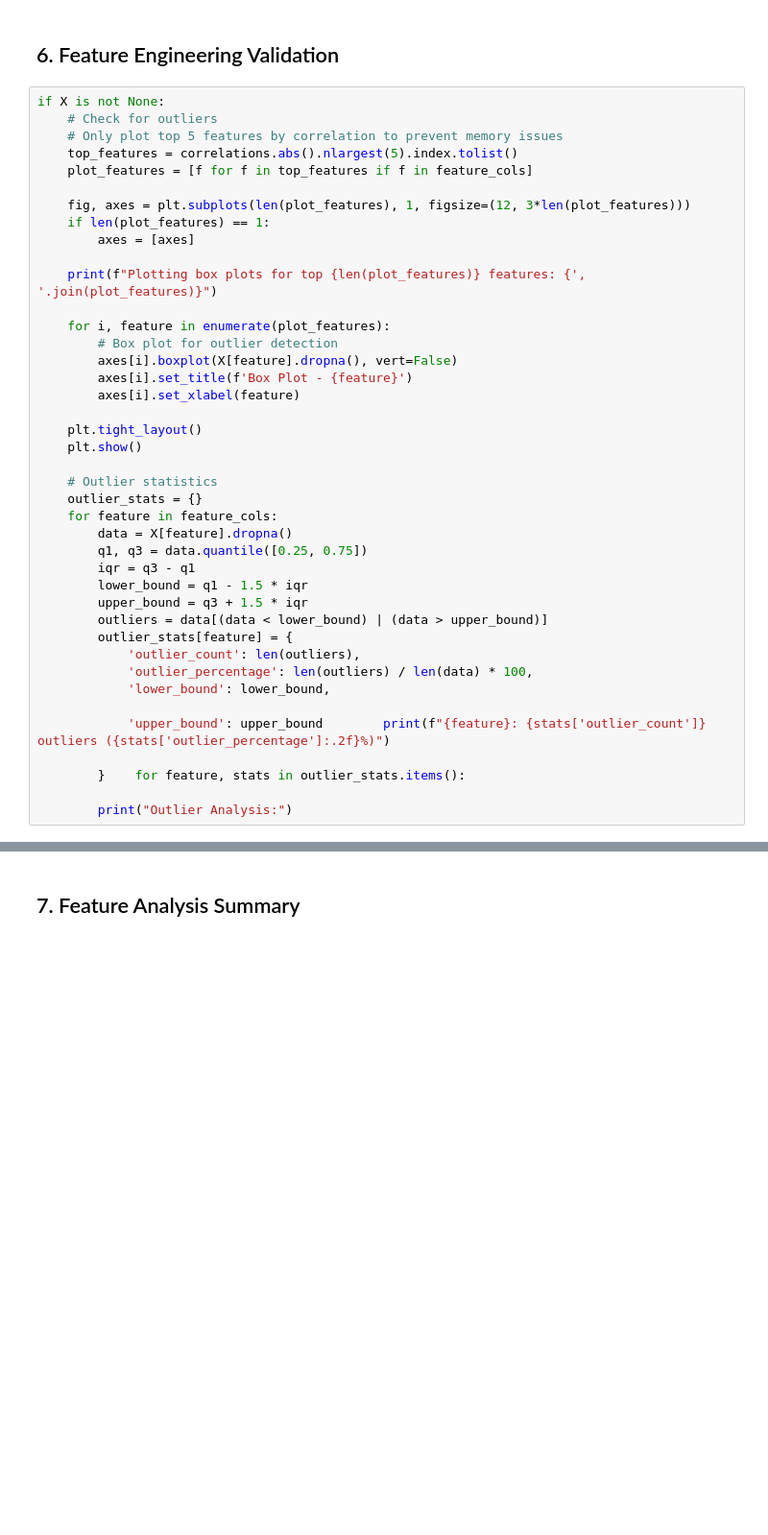
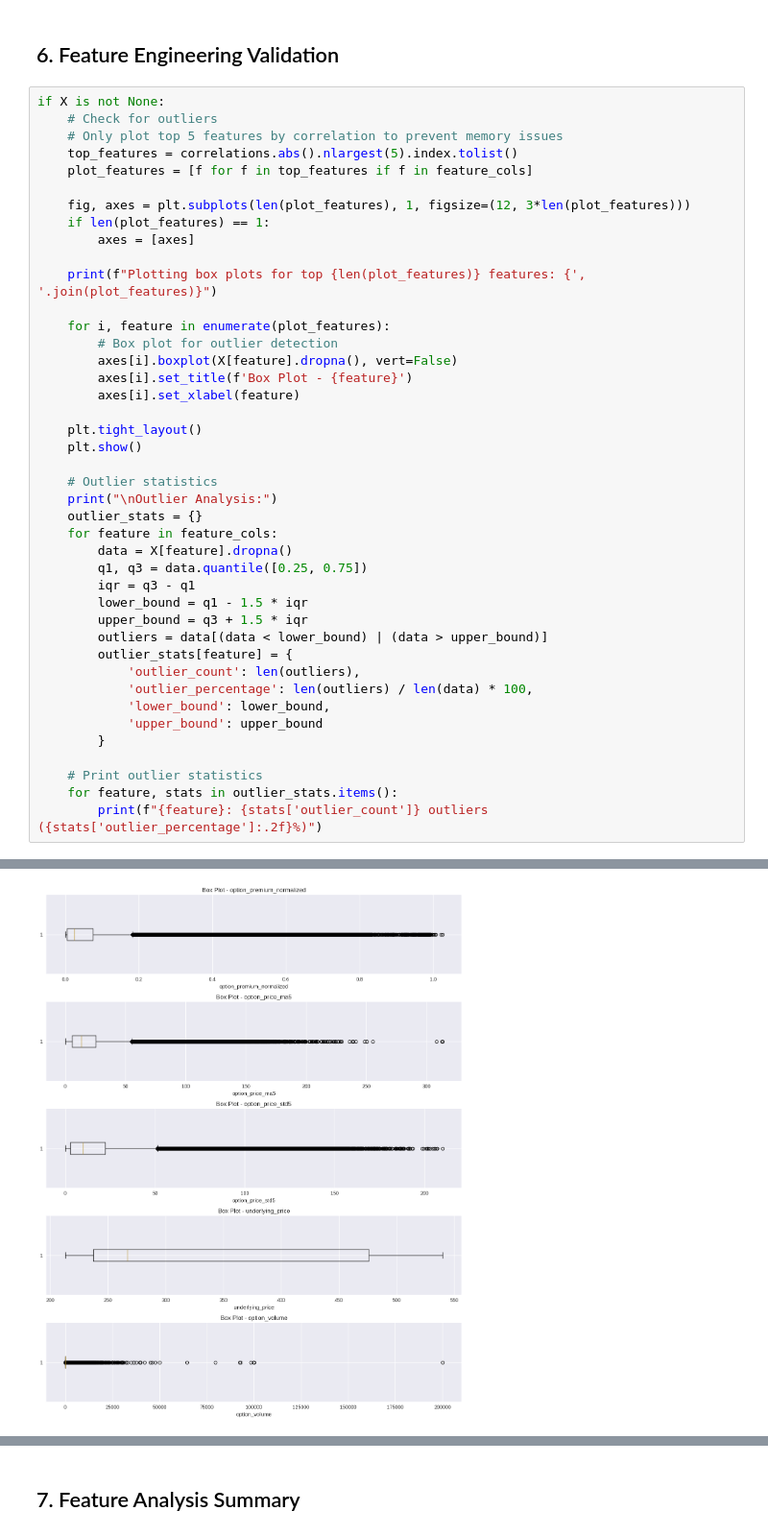
Before and after one commit to FranklineMisango/Algorithmic_Trading_and_HFT_Research, a Jupyter notebook: Algorithmic_Strategies/Deep_Learning_Options_Trading/notebooks/02_feature_analysis.ipynb, the cells around one changed output, grey strips where cells are left out. Shown: that part at 96% size. Saved outputs shown, nothing was run; the diff lists cells and outputs as text; blank space fills up the shorter version.

```diff
--- a/Algorithmic_Strategies/Deep_Learning_Options_Trading/notebooks/02_feature_analysis.ipynb
+++ b/Algorithmic_Strategies/Deep_Learning_Options_Trading/notebooks/02_feature_analysis.ipynb
@@ -333,6 +505,7 @@ if X is not None:
     plt.show()
 
     # Outlier statistics
+    print("\nOutlier Analysis:")
     outlier_stats = {}
     for feature in feature_cols:
         data = X[feature].dropna()
@@ -345,9 +518,10 @@ if X is not None:
             'outlier_count': len(outliers),
             'outlier_percentage': len(outliers) / len(data) * 100,
             'lower_bound': lower_bound,
+            'upper_bound': upper_bound
+        }
 
-            'upper_bound': upper_bound        print(f"{feature}: {stats['outlier_count']} outliers ({stats['outlier_percentage']:.2f}%)")
-
-        }    for feature, stats in outlier_stats.items():
-
-        print("Outlier Analysis:")
+    # Print outlier statistics
+    for feature, stats in outlier_stats.items():
+        print(f"{feature}: {stats['outlier_count']} outliers ({stats['outlier_percentage']:.2f}%)")
+# %% [output]
@@ -353,0 +529 @@ if X is not None:
+[figure, added]
```
Also changed, not shown: parts of 12 cells of this notebook, 2 other files.
